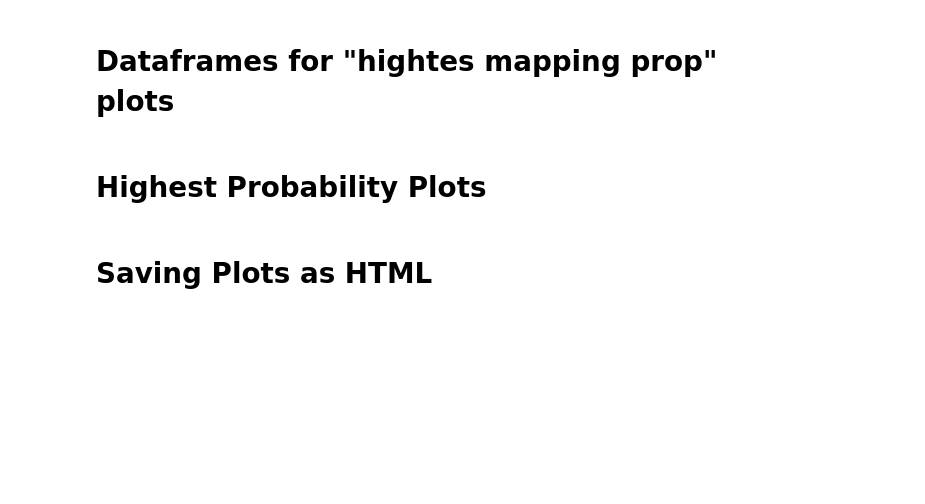
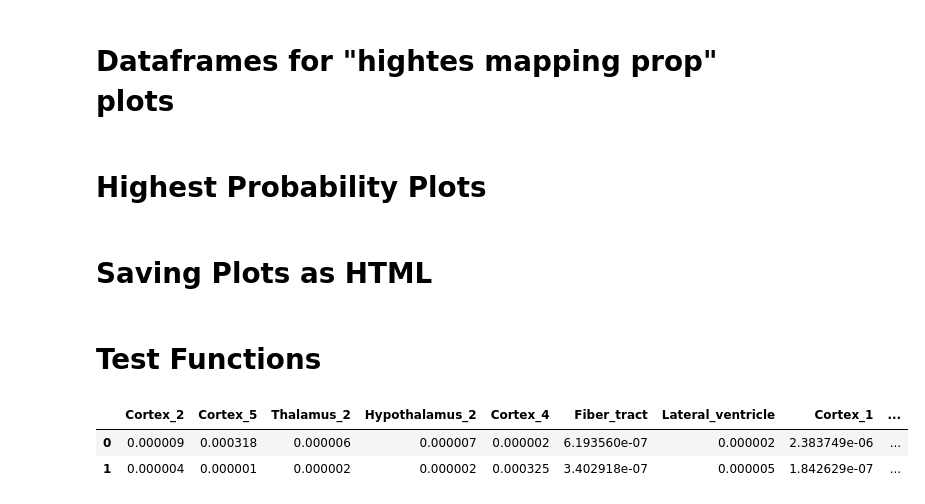
Before and after one commit to vfschumann/novosparc, a Jupyter notebook: Vic/development/metadata_transfer_codeSeparation.ipynb, the cells around one changed output. Drawn from its saved outputs; the diff is of its cells as text; code cells hidden in the pictures; blank space fills up the shorter version.

```diff
--- a/Vic/development/metadata_transfer_codeSeparation.ipynb
+++ b/Vic/development/metadata_transfer_codeSeparation.ipynb
@@ -43,27 +65,28 @@ print(type(gw_matrix))
 <class 'pandas.core.frame.DataFrame'>
 # %% [markdown]
 # onehot encoding/df merging
+# %%
+def merge_meta_gw(gw_matrix, meta_matrix): # checked, add tests
+    """
+    gw_matrix - pd.DataFrame, from tissue object (tissue.gw)
+    meta_matrix - pd.DataFrame, meta data (x,1), row length (cells?) must match gw_matrix
+    output: pd.DataFrame with gw matrix and the meta data labels as column names
+    """
+
+    # ToDo: Implement Check for matching dimensions
+
+    # use one-hot encoding for meta-data labels
+    meta_encode = pd.get_dummies(meta_matrix)
+    # get unique lsit of labels
+    unque_lbs = list(meta_matrix.iloc[:,0].unique())
+    # merge matrixes
+    meta_gw_merge = np.dot(gw_matrix.T,meta_encode) # transpose to get locations as rows
+    # dataframe with column names
+    meta_gw_df = pd.DataFrame(meta_gw_merge, columns = unque_lbs)
+
+    return meta_gw_df
 # %%
-def merge_meta_gw(gw_matrix, meta_matrix):
-    """
-    gw_matrix - pd.DataFrame, from tissue object (tissue.gw)
-    meta_matrix - pd.DataFrame, meta data (x,1), row length (cells?) must match gw_matrix
-    """
-
-    # ToDo: Implement Check for matching dimensions
-
-    # use one-hot encoding for meta-data labels
-    meta_encode = pd.get_dummies(meta_matrix)
-    # get unique lsit of labels
-    unque_lbs = list(meta_matrix[0].unique())
-    # merge matrixes
-    meta_gw_merge = np.dot(gw_matrix.T,meta_encode) # transpose to get locations as rows
-    # dataframe with column names
-    meta_gw_df = pd.DataFrame(meta_gw_merge, columns = unque_lbs)
-
-    return meta_gw_df
-
-def meta_to_tissue(list_of_metagw_names, list_of_metagw_df, tissue):
+def meta_to_tissue(list_of_metagw_names, list_of_metagw_df, tissue): # checked,
     """
     list_of_metagw_names - list containing strings of names of meta_gw matrices to be added to the tissue obj, ordering has to match ordering in list_of_metagw_df
     list_of_metagw_df - list containing dataframes to add, ordering has to match ordering in list_of_metagw_df
@@ -234,0 +269,10 @@ def save_plots_to_html(list_of_plots, full_html=False, include_plotlyjs='cdn'):
+# %% [markdown]
+# Test Functions
+# %%
+ct_mtrx = merge_meta_gw(gw_matrix, cell_types_raw)
+type(ct_mtrx)
+ct_mtrx[:2]
+# %% [output]
+|  | Cortex_2 | Cortex_5 | Thalamus_2 | Hypothalamus_2 | Cortex_4 | Fiber_tract | Lateral_ventricle | Cortex_1 | ... |
+| 0 | 0.000009 | 0.000318 | 0.000006 | 0.000007 | 0.000002 | 6.193560e-07 | 0.000002 | 2.383749e-06 | ... |
+| 1 | 0.000004 | 0.000001 | 0.000002 | 0.000002 | 0.000325 | 3.402918e-07 | 0.000005 | 1.842629e-07 | ... |
```
Also changed, not shown: parts of 21 cells of this notebook.
